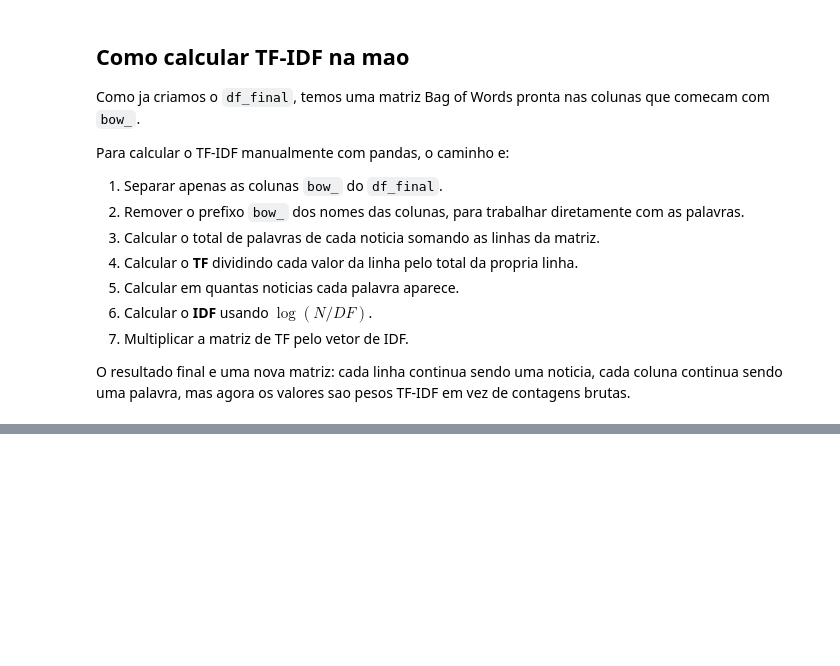
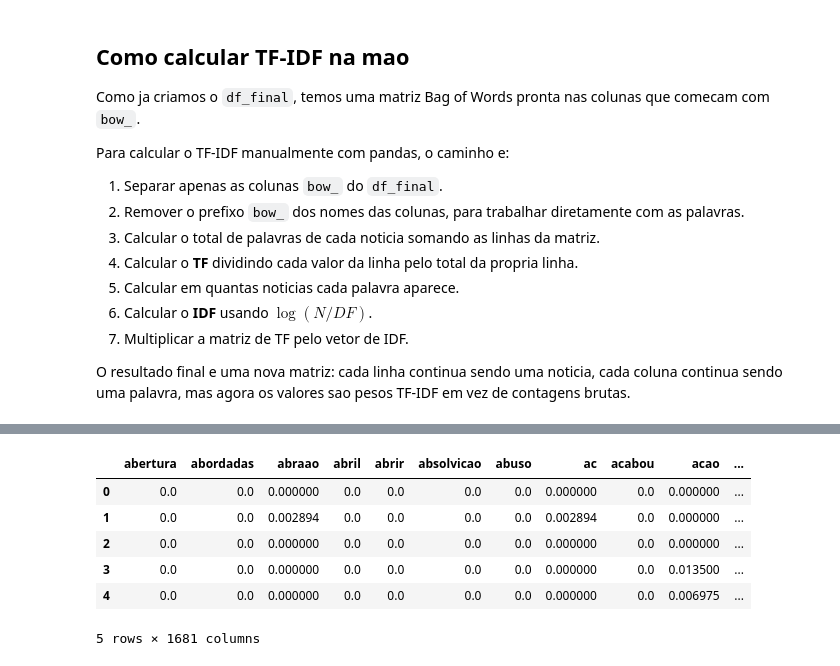
Before and after one commit to thiagorr162/ciencia_dados, a Jupyter notebook: notebooks/pln/introducao_pln.ipynb, the cells around one changed output, grey strips where cells are left out. Cells and saved outputs as stored; diff of their text form; code cells hidden in the pictures; blank space fills up the shorter version.

```diff
--- a/notebooks/pln/introducao_pln.ipynb
+++ b/notebooks/pln/introducao_pln.ipynb
@@ -386,0 +437,14 @@ O resultado final e uma nova matriz: cada linha continua sendo uma noticia, cada
+# %%
+import numpy as np
+
+N = len(matriz_bow_df)
+documentos_por_termo = (matriz_bow_df > 0).sum(axis=0)
+
+idf = np.log(N / documentos_por_termo)
+
+df_idf = pd.DataFrame({
+    "documentos_com_o_termo": documentos_por_termo,
+    "idf": idf
+}).sort_values("idf", ascending=False)
+
+df_idf.head(10)
@@ -386,0 +477,12 @@ O resultado final e uma nova matriz: cada linha continua sendo uma noticia, cada
+# %%
+matriz_tfidf = matriz_tf.mul(idf, axis=1)
+
+matriz_tfidf.head()
+# %% [output]
+|  | abertura | abordadas | abraao | abril | abrir | absolvicao | abuso | ac | acabou | acao | ... |
+| 0 | 0.0 | 0.0 | 0.000000 | 0.0 | 0.0 | 0.0 | 0.0 | 0.000000 | 0.0 | 0.000000 | ... |
+| 1 | 0.0 | 0.0 | 0.002894 | 0.0 | 0.0 | 0.0 | 0.0 | 0.002894 | 0.0 | 0.000000 | ... |
+| 2 | 0.0 | 0.0 | 0.000000 | 0.0 | 0.0 | 0.0 | 0.0 | 0.000000 | 0.0 | 0.000000 | ... |
+| 3 | 0.0 | 0.0 | 0.000000 | 0.0 | 0.0 | 0.0 | 0.0 | 0.000000 | 0.0 | 0.013500 | ... |
+| 4 | 0.0 | 0.0 | 0.000000 | 0.0 | 0.0 | 0.0 | 0.0 | 0.000000 | 0.0 | 0.006975 | ... |
+5 rows × 1681 columns
```
Also changed, not shown: parts of 10 cells of this notebook.
